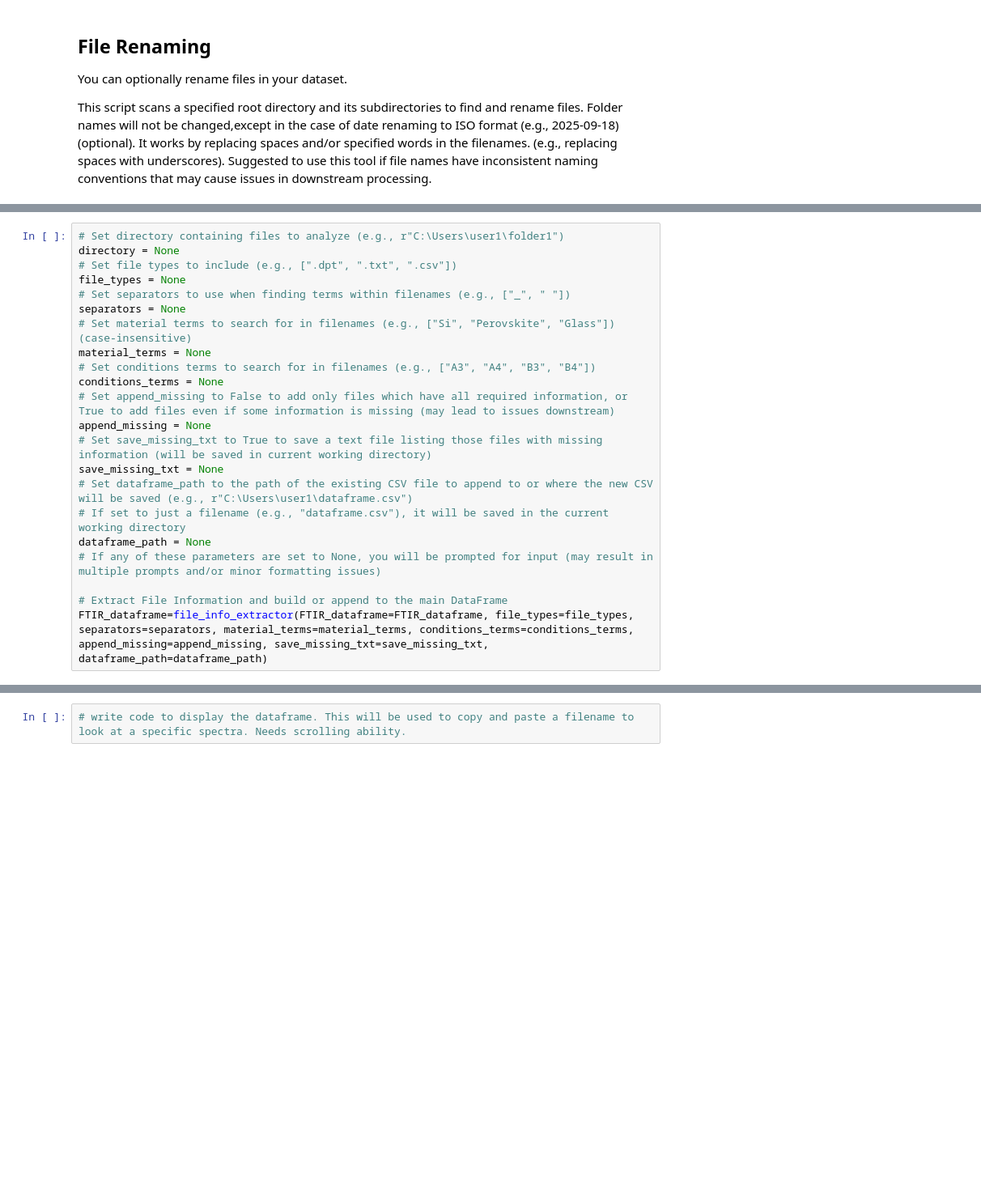
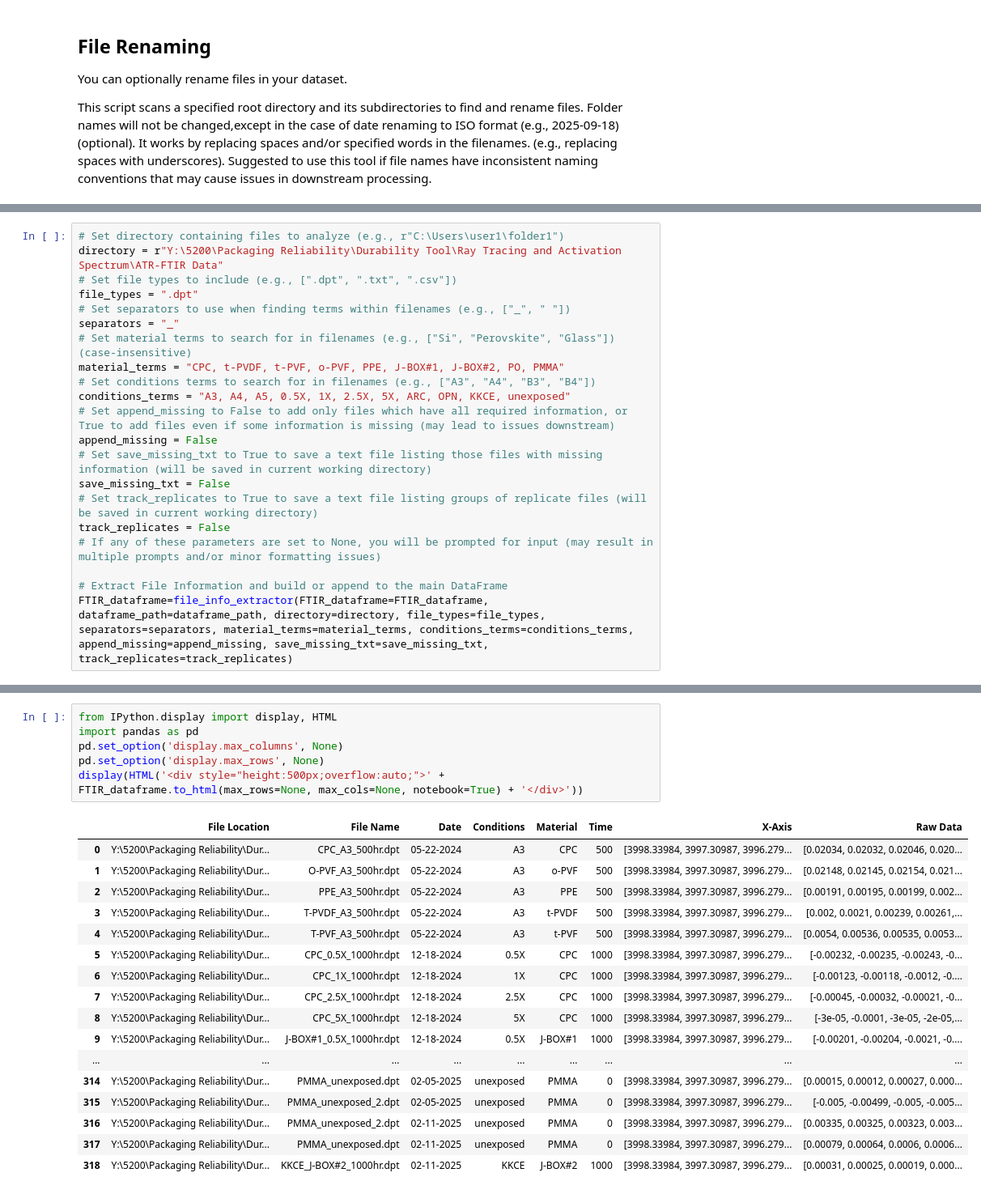
Before and after one commit to Trenton-Wells/FTIR-data-analysis-PV, a Jupyter notebook: Trenton_Project/Main.ipynb, the cells around one changed output, grey strips where cells are left out. Shown at 81% size. Cells and saved outputs as stored; diff of their text form; blank space fills up the shorter version.

```diff
--- a/Trenton_Project/Main.ipynb
+++ b/Trenton_Project/Main.ipynb
@@ -63,23 +65,22 @@ This function will append any files that aren't already included.
 If FTIR_dataframe is empty it will create it from scratch.
 # %%
 # Set directory containing files to analyze (e.g., r"C:\Users\user1\folder1")
-directory = None
+directory = r"Y:\5200\Packaging Reliability\Durability Tool\Ray Tracing and Activation Spectrum\ATR-FTIR Data"
 # Set file types to include (e.g., [".dpt", ".txt", ".csv"])
-file_types = None
+file_types = ".dpt"
 # Set separators to use when finding terms within filenames (e.g., ["_", " "])
-separators = None
+separators = "_"
 # Set material terms to search for in filenames (e.g., ["Si", "Perovskite", "Glass"]) (case-insensitive)
-material_terms = None
+material_terms = "CPC, t-PVDF, t-PVF, o-PVF, PPE, J-BOX#1, J-BOX#2, PO, PMMA"
 # Set conditions terms to search for in filenames (e.g., ["A3", "A4", "B3", "B4"])
-conditions_terms = None
+conditions_terms = "A3, A4, A5, 0.5X, 1X, 2.5X, 5X, ARC, OPN, KKCE, unexposed"
 # Set append_missing to False to add only files which have all required information, or True to add files even if some information is missing (may lead to issues downstream)
-append_missing = None
+append_missing = False
 # Set save_missing_txt to True to save a text file listing those files with missing information (will be saved in current working directory)
-save_missing_txt = None
-# Set dataframe_path to the path of the existing CSV file to append to or where the new CSV will be saved (e.g., r"C:\Users\user1\dataframe.csv")
-# If set to just a filename (e.g., "dataframe.csv"), it will be saved in the current working directory
-dataframe_path = None
+save_missing_txt = False
+# Set track_replicates to True to save a text file listing groups of replicate files (will be saved in current working directory)
+track_replicates = False
 # If any of these parameters are set to None, you will be prompted for input (may result in multiple prompts and/or minor formatting issues)
 
 # Extract File Information and build or append to the main DataFrame
-FTIR_dataframe=file_info_extractor(FTIR_dataframe=FTIR_dataframe, file_types=file_types, separators=separators, material_terms=material_terms, conditions_terms=conditions_terms, append_missing=append_missing, save_missing_txt=save_missing_txt, dataframe_path=dataframe_path)
+FTIR_dataframe=file_info_extractor(FTIR_dataframe=FTIR_dataframe, dataframe_path=dataframe_path, directory=directory, file_types=file_types, separators=separators, material_terms=material_terms, conditions_terms=conditions_terms, append_missing=append_missing, save_missing_txt=save_missing_txt, track_replicates=track_replicates)
@@ -86,4 +89,26 @@ FTIR_dataframe=file_info_extractor(FTIR_dataframe=FTIR_dataframe, file_types=fil
 # %%
-# write code to display the dataframe. This will be used to copy and paste a filename to look at a specific spectra. Needs scrolling ability.
+from IPython.display import display, HTML
+import pandas as pd
+pd.set_option('display.max_columns', None)
+pd.set_option('display.max_rows', None)
+display(HTML('<div style="height:500px;overflow:auto;">' + FTIR_dataframe.to_html(max_rows=None, max_cols=None, notebook=True) + '</div>'))
+# %% [output]
+|  | File Location | File Name | Date | Conditions | Material | Time | X-Axis | Raw Data |
+| 0 | Y:\5200\Packaging Reliability\Dur... | CPC_A3_500hr.dpt | 05-22-2024 | A3 | CPC | 500 | [3998.33984, 3997.30987, 3996.279... | [0.02034, 0.02032, 0.02046, 0.020... |
+| 1 | Y:\5200\Packaging Reliability\Dur... | O-PVF_A3_500hr.dpt | 05-22-2024 | A3 | o-PVF | 500 | [3998.33984, 3997.30987, 3996.279... | [0.02148, 0.02145, 0.02154, 0.021... |
+| 2 | Y:\5200\Packaging Reliability\Dur... | PPE_A3_500hr.dpt | 05-22-2024 | A3 | PPE | 500 | [3998.33984, 3997.30987, 3996.279... | [0.00191, 0.00195, 0.00199, 0.002... |
+| 3 | Y:\5200\Packaging Reliability\Dur... | T-PVDF_A3_500hr.dpt | 05-22-2024 | A3 | t-PVDF | 500 | [3998.33984, 3997.30987, 3996.279... | [0.002, 0.0021, 0.00239, 0.00261,... |
+| 4 | Y:\5200\Packaging Reliability\Dur... | T-PVF_A3_500hr.dpt | 05-22-2024 | A3 | t-PVF | 500 | [3998.33984, 3997.30987, 3996.279... | [0.0054, 0.00536, 0.00535, 0.0053... |
+| 5 | Y:\5200\Packaging Reliability\Dur... | CPC_0.5X_1000hr.dpt | 12-18-2024 | 0.5X | CPC | 1000 | [3998.33984, 3997.30987, 3996.279... | [-0.00232, -0.00235, -0.00243, -0... |
+| 6 | Y:\5200\Packaging Reliability\Dur... | CPC_1X_1000hr.dpt | 12-18-2024 | 1X | CPC | 1000 | [3998.33984, 3997.30987, 3996.279... | [-0.00123, -0.00118, -0.0012, -0.... |
+| 7 | Y:\5200\Packaging Reliability\Dur... | CPC_2.5X_1000hr.dpt | 12-18-2024 | 2.5X | CPC | 1000 | [3998.33984, 3997.30987, 3996.279... | [-0.00045, -0.00032, -0.00021, -0... |
+| 8 | Y:\5200\Packaging Reliability\Dur... | CPC_5X_1000hr.dpt | 12-18-2024 | 5X | CPC | 1000 | [3998.33984, 3997.30987, 3996.279... | [-3e-05, -0.0001, -3e-05, -2e-05,... |
+| 9 | Y:\5200\Packaging Reliability\Dur... | J-BOX#1_0.5X_1000hr.dpt | 12-18-2024 | 0.5X | J-BOX#1 | 1000 | [3998.33984, 3997.30987, 3996.279... | [-0.00201, -0.00204, -0.0021, -0.... |
+| ... | ... | ... | ... | ... | ... | ... | ... | ... |
+| 314 | Y:\5200\Packaging Reliability\Dur... | PMMA_unexposed.dpt | 02-05-2025 | unexposed | PMMA | 0 | [3998.33984, 3997.30987, 3996.279... | [0.00015, 0.00012, 0.00027, 0.000... |
+| 315 | Y:\5200\Packaging Reliability\Dur... | PMMA_unexposed_2.dpt | 02-05-2025 | unexposed | PMMA | 0 | [3998.33984, 3997.30987, 3996.279... | [-0.005, -0.00499, -0.005, -0.005... |
+| 316 | Y:\5200\Packaging Reliability\Dur... | PMMA_unexposed_2.dpt | 02-11-2025 | unexposed | PMMA | 0 | [3998.33984, 3997.30987, 3996.279... | [0.00335, 0.00325, 0.00323, 0.003... |
+| 317 | Y:\5200\Packaging Reliability\Dur... | PMMA_unexposed.dpt | 02-11-2025 | unexposed | PMMA | 0 | [3998.33984, 3997.30987, 3996.279... | [0.00079, 0.00064, 0.0006, 0.0006... |
+| 318 | Y:\5200\Packaging Reliability\Dur... | KKCE_J-BOX#2_1000hr.dpt | 02-11-2025 | KKCE | J-BOX#2 | 1000 | [3998.33984, 3997.30987, 3996.279... | [0.00031, 0.00025, 0.00019, 0.000... |
 # %%
 #write code to plot a group of spectra based on material and condition and time.
```
Also changed, not shown: parts of 12 cells of this notebook, 9 other files.
